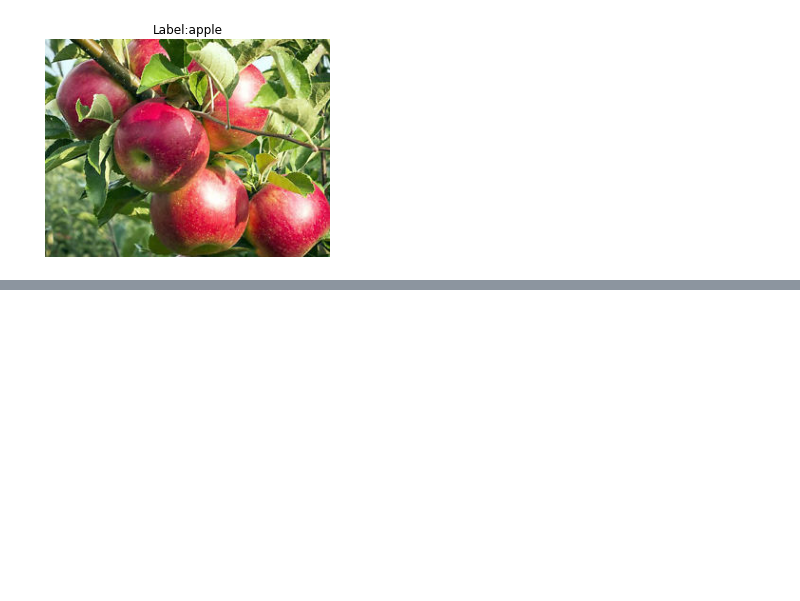
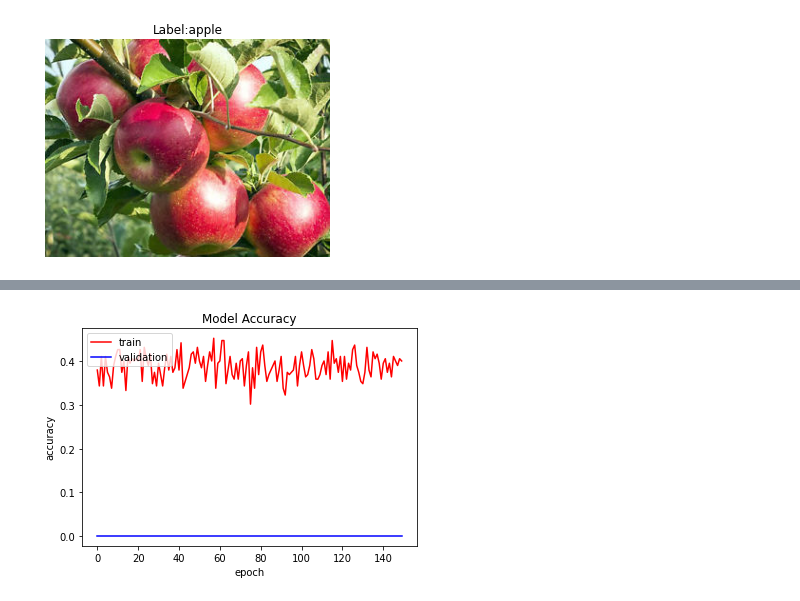
Before and after one commit to vishwan454/Machine_learning1, a Jupyter notebook: object_detection/Object_detection.ipynb, the cells around one changed output, grey strips where cells are left out. Cells and saved outputs as stored; diff of their text form; code cells hidden in the pictures; blank space fills up the shorter version.

Commit message:
added the model

```diff
--- a/object_detection/Object_detection.ipynb
+++ b/object_detection/Object_detection.ipynb
@@ -89,0 +153,25 @@ x_test = np.array(x_test)
+# %%
+model = Sequential([
+    layers.Conv2D(filters=32, kernel_size=3, padding="same", input_shape=(50,50,3), activation="relu"),
+    layers.Conv2D(filters=32, kernel_size=3, activation="relu"),
+    layers.MaxPooling2D(pool_size=(2,2)),
+    layers.Dropout(0.25),
+
+    layers.Conv2D(filters=64, kernel_size=3, padding="same", activation="relu"),
+    layers.Conv2D(filters=64, kernel_size=3, activation="relu"),
+    layers.MaxPooling2D(pool_size=(2,2)),
+    layers.Dropout(0.25),
+
+    layers.Flatten(),
+    layers.Dense(512, activation="relu"),
+    layers.Dropout(0.5),
+    layers.Dense(4, activation="softmax"),
+
+])
+# %%
+model.compile(
+    loss="categorical_crossentropy",
+    optimizer="adam",
+    metrics=["accuracy"]
+)
+model.summary()
@@ -89,0 +196,9 @@ x_test = np.array(x_test)
+# %%
+history = model.fit(
+    x_train,
+    y_train,
+    batch_size=32,
+    epochs=150,
+    validation_split=0.2,
+    shuffle=True
+)
@@ -89,0 +243,10 @@ x_test = np.array(x_test)
+# %%
+plt.plot(history.history["accuracy"], label="train", color="red")
+plt.plot(history.history["val_accuracy"], label="validation", color="blue")
+plt.title("Model Accuracy")
+plt.legend(loc="upper left")
+plt.ylabel("accuracy")
+plt.xlabel("epoch")
+plt.show()
+# %% [output]
+[figure, added]
```
Also changed, not shown: parts of 12 cells of this notebook.
